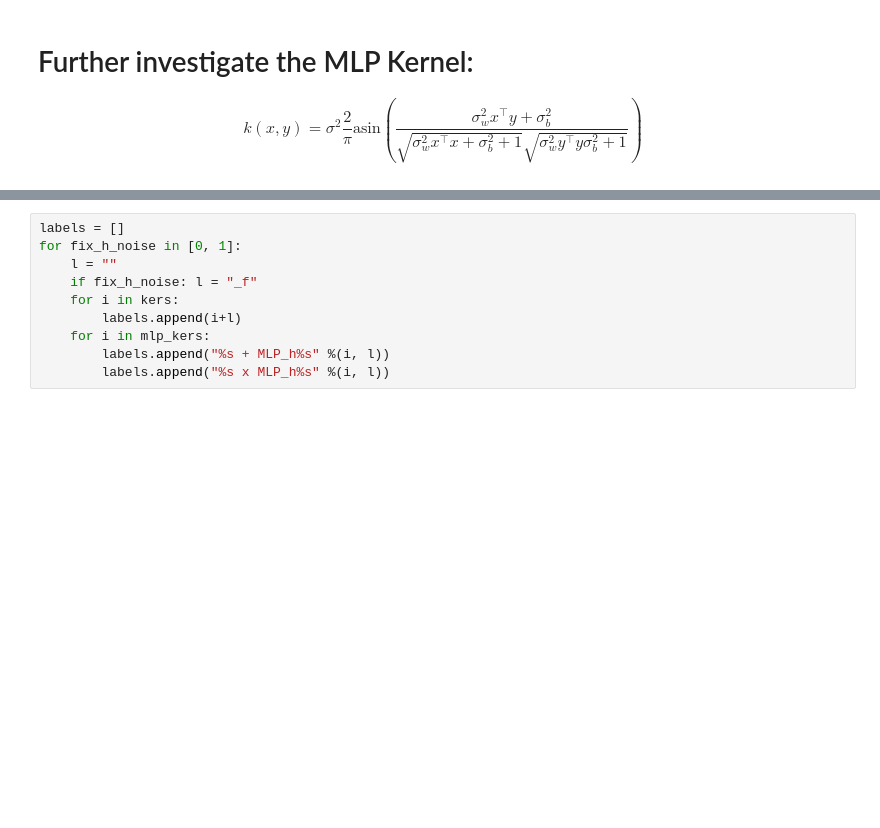
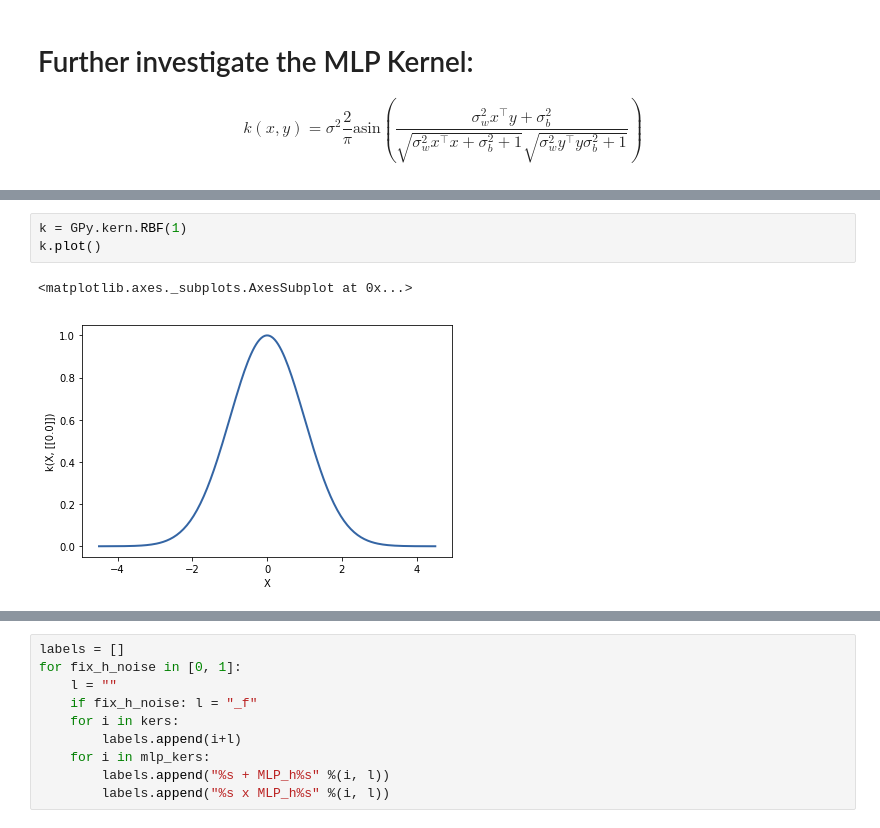
Before and after one commit to PDuckworth/FutureOf, a Jupyter notebook: FutureOfEmployment/GP_for_tasks_by_skills.ipynb, the cells around one changed output, grey strips where cells are left out. Saved outputs shown, nothing was run; the diff lists cells and outputs as text; blank space fills up the shorter version.

```diff
--- a/FutureOfEmployment/GP_for_tasks_by_skills.ipynb
+++ b/FutureOfEmployment/GP_for_tasks_by_skills.ipynb
@@ -186,6 +189,12 @@ k.plot()
 # %% [output]
 <matplotlib.axes._subplots.AxesSubplot at 0x...>
 [figure]
+# %%
+k = GPy.kern.RBF(1)
+k.plot()
+# %% [output]
+<matplotlib.axes._subplots.AxesSubplot at 0x...>
+[figure, added]
 # %%
 # # Investigate which combination of standard Kernels explains the data best:
 n_validation_set = int(np.floor(X.shape[0]*val_size))
```
Also changed, not shown: parts of 26 cells of this notebook, 6 other files.
